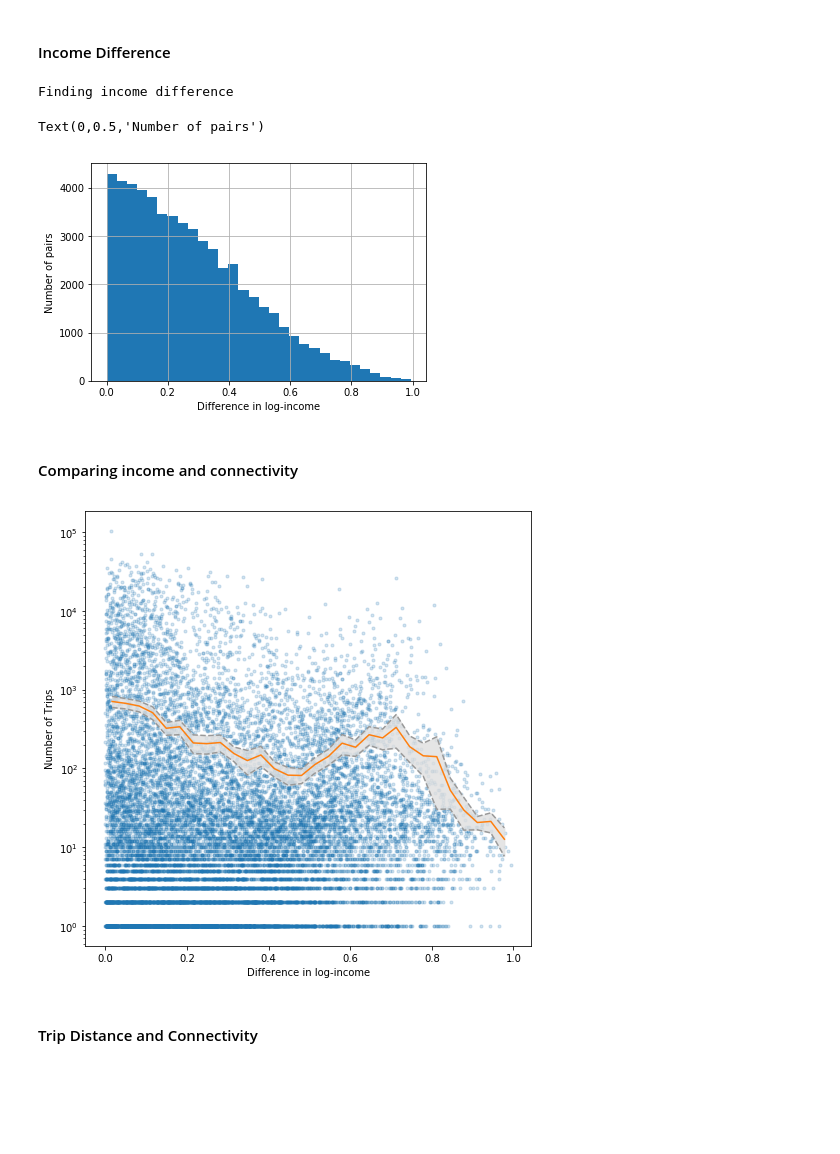
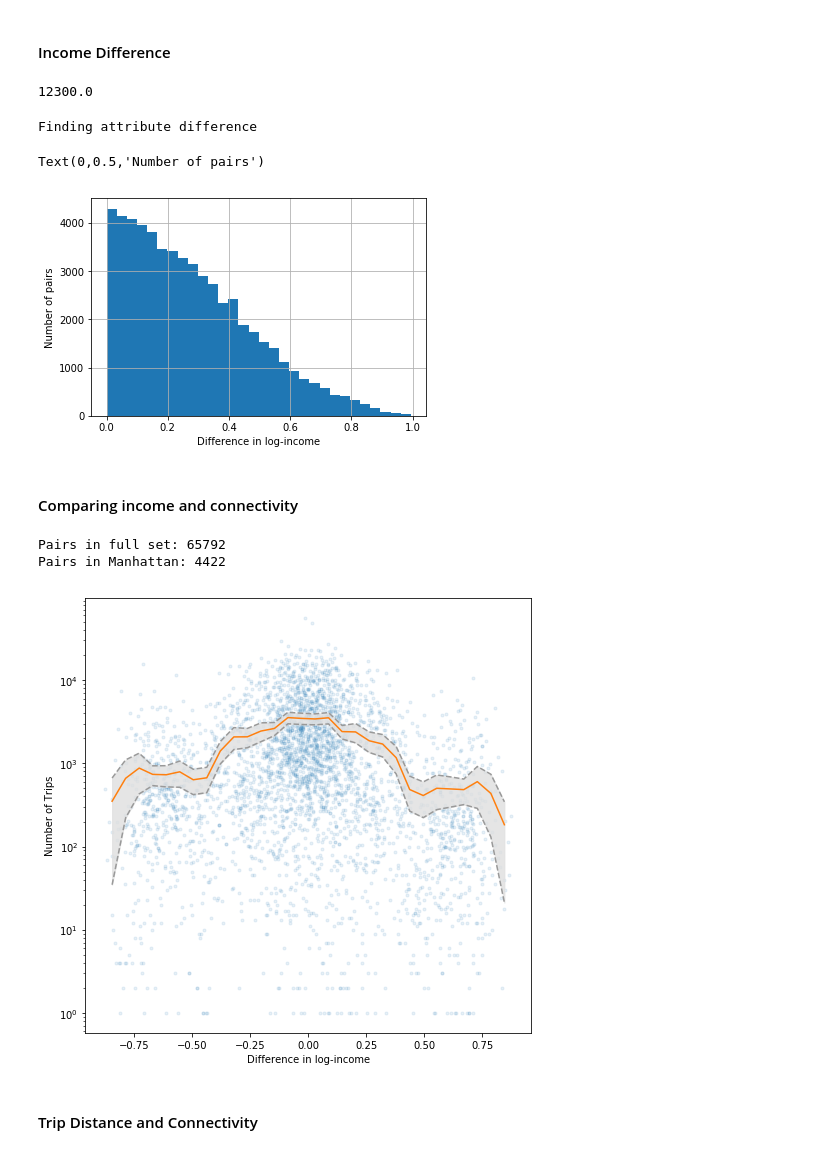
Before and after one commit to UM-CSS/CSSLabs-Extra, a Jupyter notebook: Extra.ipynb, the cells around one changed output. Cells and saved outputs as stored; diff of their text form; code cells hidden in the pictures; blank space fills up the shorter version.

```diff
--- a/Extra.ipynb
+++ b/Extra.ipynb
@@ -497,10 +596,14 @@ def get_income_diff(df_pairs, zone_incomes):
+# %%
+min(df_census['income'])
+# %% [output]
+12300.0
 # %%
-get_income_diff(df_pairs, zone_incomes)
+get_log_diff(df_pairs, 'income', zone_incomes, min_value=12300)
 df_pairs['log_income_diff'].abs().hist(bins=30)
 plt.xlabel('Difference in log-income')
 plt.ylabel('Number of pairs')
 # %% [output]
-Finding income difference
+Finding attribute difference
 Text(0,0.5,'Number of pairs')
 [figure]
 # %% [markdown]
@@ -535,22 +638,27 @@ def plot_binned(x, y, alpha=1, bins=30, log=None, xlabel=None, ylabel=None, titl
     std = np.array([np.std(by) for by in bin_y])
     count = np.sqrt(np.array([len(by) for by in bin_y]))
     se = std / count
-    plt.fill_between(bin_cx, means - 2 * se, means + 2 * se, color='#dfdfdf', zorder=2, alpha=alpha)
+    low95 = means - 2 * se
+    high95 = means + 2 * se
+    if log == 'y' or log == 'xy':
+        low95[low95 <= 0] = 0.1
+        high95[high95 <= 0] = 0.1
+    plt.fill_between(bin_cx, low95, high95, color='#dfdfdf', zorder=2, alpha=alpha)
     if log == 'x':
         plt.semilogx(x, y, '.', zorder=1, alpha=0.1)
         plt.semilogx(bin_cx, means)
-        plt.semilogx(bin_cx, means - 2 * se, '--', color='#999999')
+        plt.semilogx(bin_cx, means, '--', color='#999999')
         plt.semilogx(bin_cx, means + 2 * se, '--', color='#999999')
     elif log == 'y':
         plt.semilogy(x, y, '.', zorder=1, alpha=0.1)
         plt.semilogy(bin_cx, means)
-        plt.semilogy(bin_cx, means - 2 * se, '--', color='#999999')
-        plt.semilogy(bin_cx, means + 2 * se, '--', color='#999999')
+        plt.semilogy(bin_cx, low95, '--', color='#999999')
+        plt.semilogy(bin_cx, high95, '--', color='#999999')
     elif log == 'xy':
         plt.loglog(x, y, '.', zorder=1, alpha=0.1)
         plt.loglog(bin_cx, means)
-        plt.loglog(bin_cx, means - 2 * se, '--', color='#999999')
-        plt.loglog(bin_cx, means + 2 * se, '--', color='#999999')
+        plt.loglog(bin_cx, low95, '--', color='#999999')
+        plt.loglog(bin_cx, high95, '--', color='#999999')
     else:
         plt.plot(x, y, '.', zorder=1, alpha=0.1)
         plt.plot(bin_cx, means)
@@ -562,15 +670,36 @@ def plot_binned(x, y, alpha=1, bins=30, log=None, xlabel=None, ylabel=None, titl
         plt.ylabel(ylabel)
     if title is not None:
         plt.title(title)
+
+def filter_borough(df_pairs, borough):
+    borough_ids = set()
+    for r in taxi_geo:
+        if r.attributes['borough'] == 'Manhattan':
+             borough_ids.add(int(r.attributes['LocationID']))
+    in_borough = list()
+    for s, t in df_pairs.index:
+        if s in borough_ids and t in borough_ids:
+            in_borough.append(True)
+        else:
+            in_borough.append(False)
+    df_pairs_borough = df_pairs[in_borough]
+    return df_pairs_borough
+# %%
+df_pairs_nyc = filter_borough(df_pairs, 'Manhattan')
+print("Pairs in full set:", len(df_pairs))
+print("Pairs in Manhattan:", len(df_pairs_nyc))
+# %% [output]
+Pairs in full set: 65792
+Pairs in Manhattan: 4422
 # %%
 plt.figure(figsize=(8, 8))
 plot_binned(
-    df_pairs['log_income_diff'].abs(), df_pairs['trips'],
+    df_pairs_nyc['log_income_diff'], df_pairs_nyc['trips'],
     log='y', alpha=0.8,
     xlabel='Difference in log-income',
     ylabel='Number of Trips')
 # %% [output]
-[figure, old version]
+[figure, new version]
 # %% [markdown]
 #### Trip Distance and Connectivity
 # %%
```
Also changed, not shown: parts of 79 cells of this notebook.
